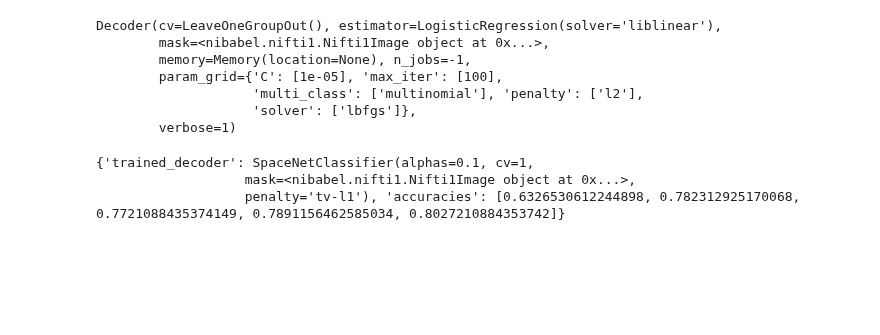
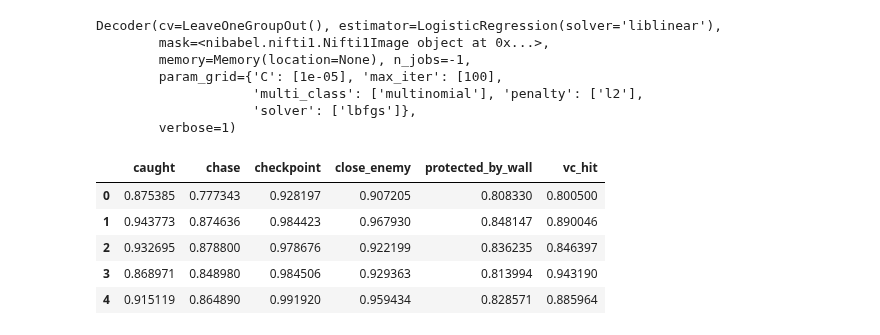
Before and after one commit to Alicia-max/MVPA_fMRI-Analysis, a Jupyter notebook: visualization.ipynb, the cells around one changed output. Cells and saved outputs as stored; diff of their text form; code cells hidden in the pictures; blank space fills up the shorter version.

```diff
--- a/visualization.ipynb
+++ b/visualization.ipynb
@@ -26,6 +16,0 @@ spacenet = pickle.load(open(spacenetdir, 'rb'))
-# %%
-print(spacenet)
-# %% [output]
-{'trained_decoder': SpaceNetClassifier(alphas=0.1, cv=1,
-                   mask=<nibabel.nifti1.Nifti1Image object at 0x...>,
-                   penalty='tv-l1'), 'accuracies': [0.6326530612244898, 0.782312925170068, 0.7721088435374149, 0.7891156462585034, 0.8027210884353742]}
@@ -31,0 +22,10 @@ print(spacenet)
+# %%
+df = pd.DataFrame.from_dict(decoder.cv_scores_)
+df
+# %% [output]
+|  | caught | chase | checkpoint | close_enemy | protected_by_wall | vc_hit |
+| 0 | 0.875385 | 0.777343 | 0.928197 | 0.907205 | 0.808330 | 0.800500 |
+| 1 | 0.943773 | 0.874636 | 0.984423 | 0.967930 | 0.848147 | 0.890046 |
+| 2 | 0.932695 | 0.878800 | 0.978676 | 0.922199 | 0.836235 | 0.846397 |
+| 3 | 0.868971 | 0.848980 | 0.984506 | 0.929363 | 0.813994 | 0.943190 |
+| 4 | 0.915119 | 0.864890 | 0.991920 | 0.959434 | 0.828571 | 0.885964 |
```
Also changed, not shown: parts of 7 cells of this notebook.
